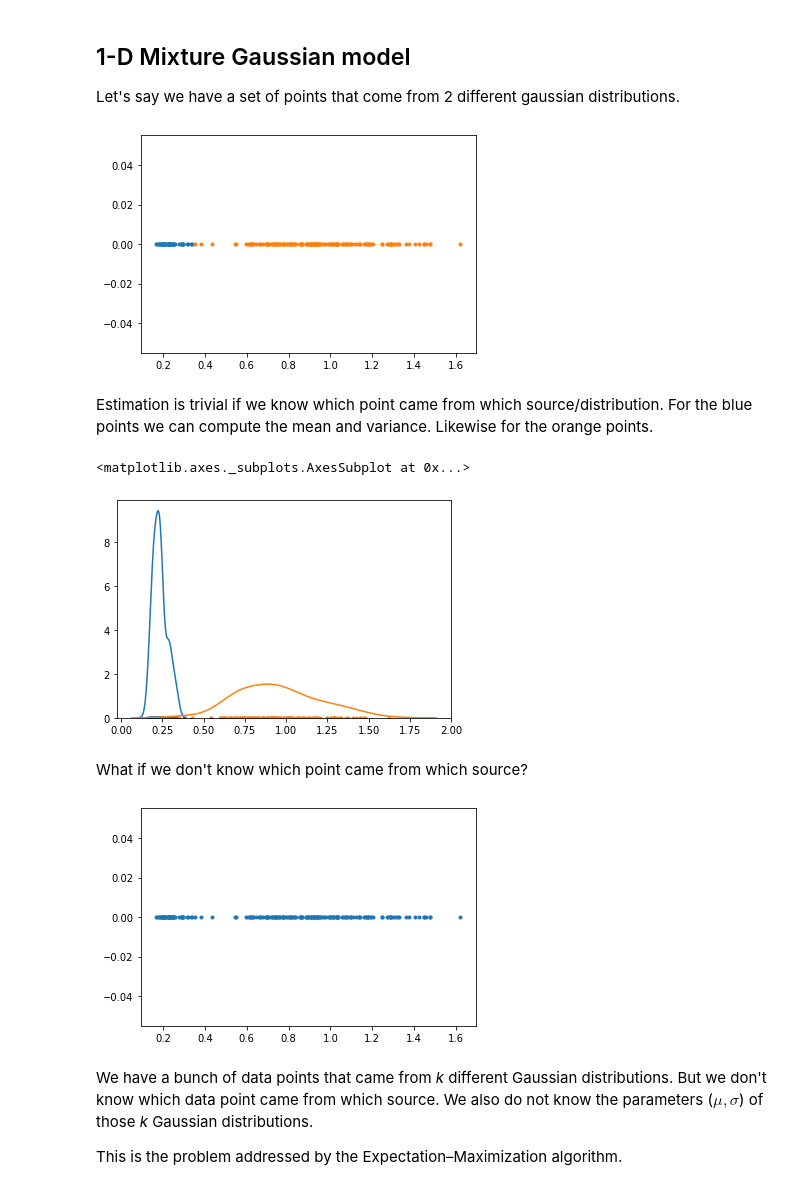
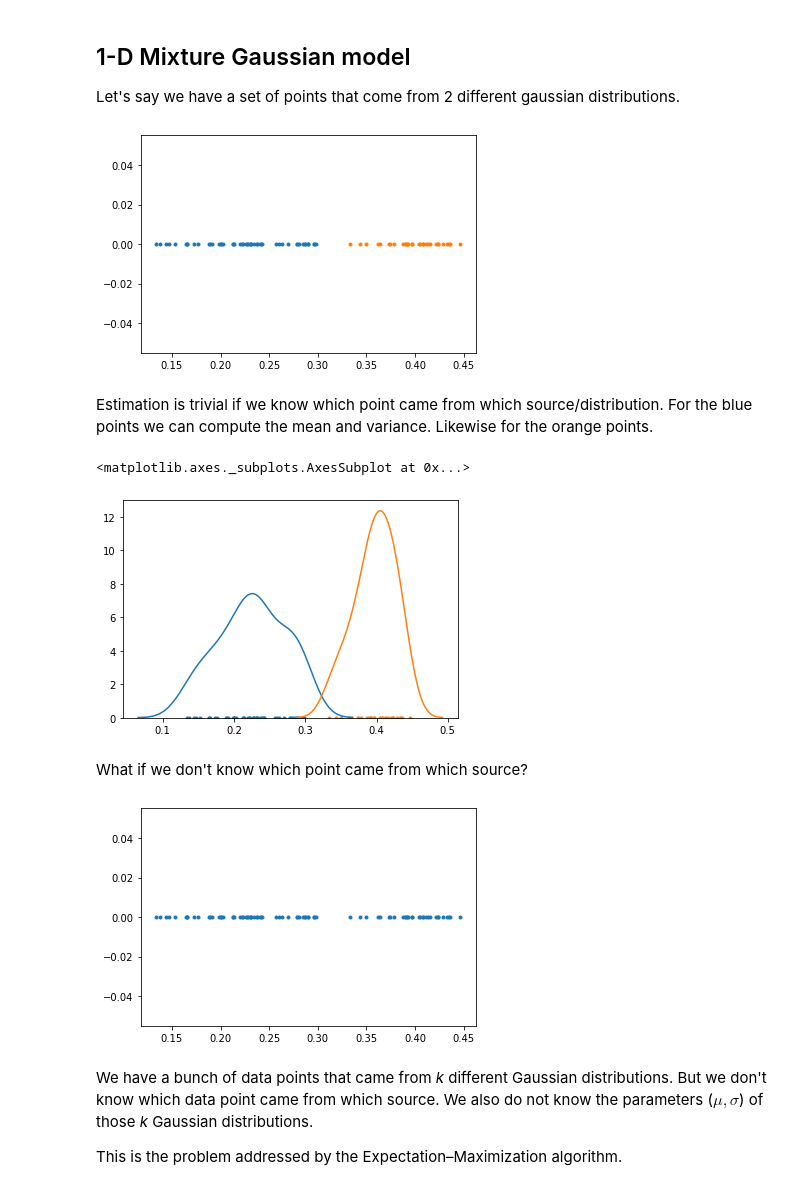
Before and after one commit to vinayshanbhag/math, a Jupyter notebook: Expectation_Maximization.ipynb, the cells around one changed output. Cells and saved outputs as stored; diff of their text form; code cells hidden in the pictures.

```diff
--- a/Expectation_Maximization.ipynb
+++ b/Expectation_Maximization.ipynb
@@ -17,14 +16,14 @@ import pandas as pd
 Let's say we have a set of points that come from 2 different gaussian distributions.
 # %%
 n1 = 50 # samples1
-n2 = 150 # samples2
-mu1, sig1, mu2, sig2 = 0.25,0.05,1,0.25
+n2 = 30 # samples2
+mu1, sig1, mu2, sig2 = 0.25,0.05,0.4,0.03
 samples1 = np.random.normal(mu1, sig1, n1)
 samples2 = np.random.normal(mu2, sig2, n2)
 plt.scatter(samples1,np.zeros(len(samples1)), marker='.');
 plt.scatter(samples2,np.zeros(len(samples2)), marker='.');
 # %% [output]
-[figure, old version]
+[figure, new version]
 # %% [markdown]
 Estimation is trivial if we know which point came from which source/distribution. For the blue points we can compute the mean and variance. Likewise for the orange points.
 # %%
@@ -34,14 +33,14 @@ sns.distplot(samples1, hist=False)
 sns.distplot(samples2, hist=False)
 # %% [output]
 <matplotlib.axes._subplots.AxesSubplot at 0x...>
-[figure, old version]
+[figure, new version]
 # %% [markdown]
 What if we don't know which point came from which source?
 # %%
 samples = np.append(samples1, samples2)
 plt.scatter(samples,np.zeros(len(samples)), marker='.');
 # %% [output]
-[figure, old version]
+[figure, new version]
 # %% [markdown]
 We have a bunch of data points that came from *k* different Gaussian distributions. But we don't know which data point came from which source. We also do not know the parameters ($\mu,\sigma$) of those *k* Gaussian distributions.
 
```
Also changed, not shown: parts of 7 cells of this notebook.
